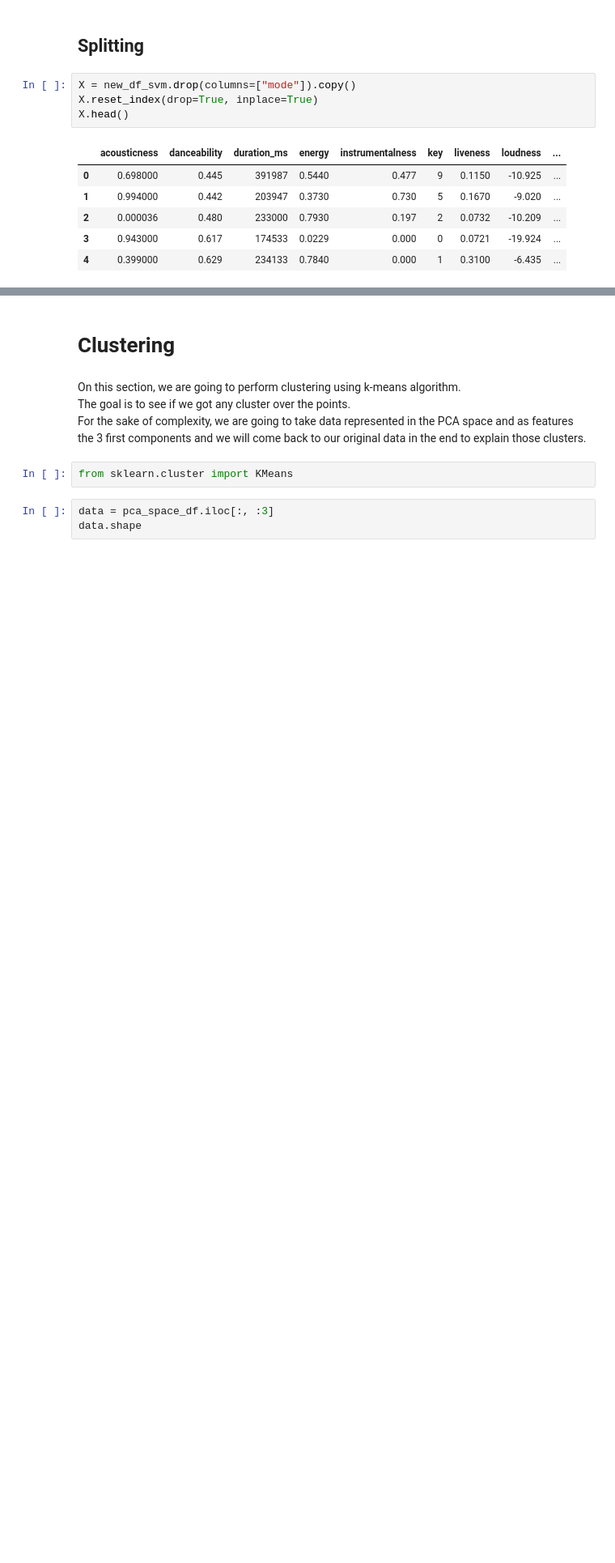
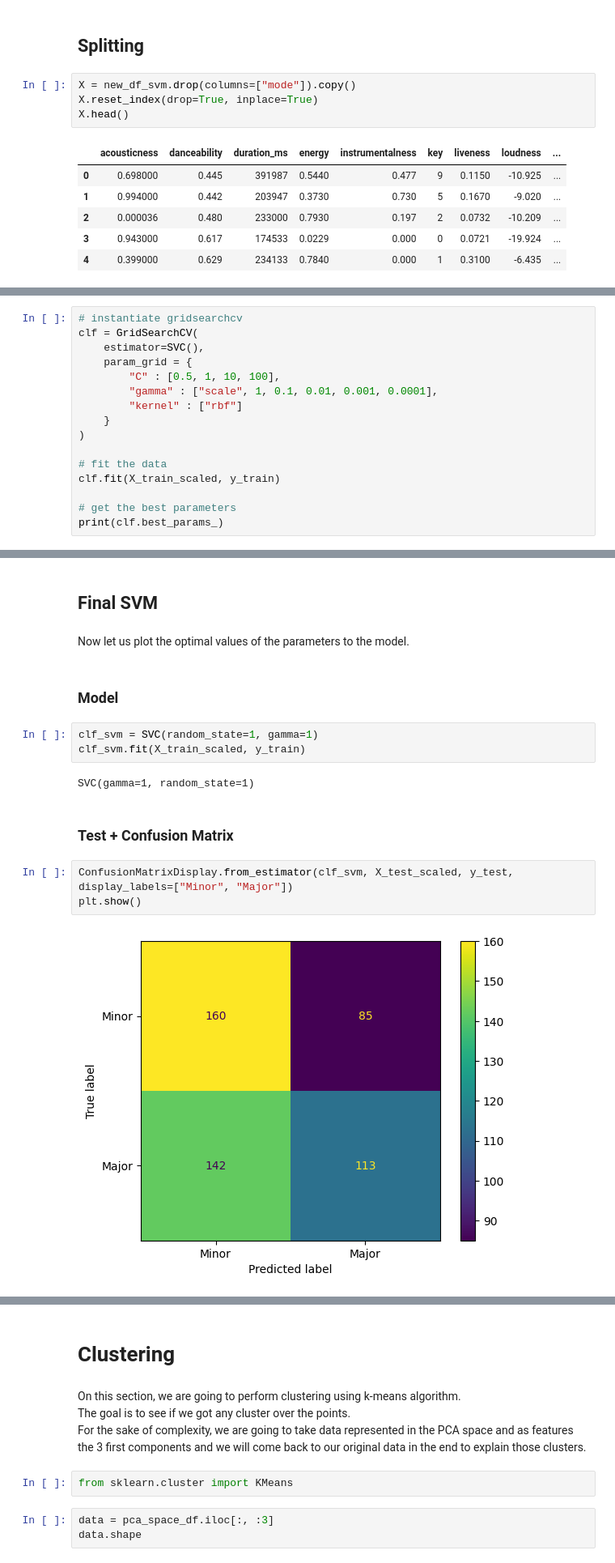
Before and after one commit to Manuela-AYO/DAProject2022, a Jupyter notebook: spotifyAnalysis.ipynb, the cells around one changed output, grey strips where cells are left out. Shown at 81% size. Drawn from its saved outputs; the diff is of its cells as text; blank space fills up the shorter version.

```diff
--- a/spotifyAnalysis.ipynb
+++ b/spotifyAnalysis.ipynb
@@ -1211,0 +1157,16 @@ plt.scatter(new_df["year"], new_df["mode"])
+# %%
+# instantiate gridsearchcv
+clf = GridSearchCV(
+    estimator=SVC(),
+    param_grid = {
+        "C" : [0.5, 1, 10, 100],
+        "gamma" : ["scale", 1, 0.1, 0.01, 0.001, 0.0001],
+        "kernel" : ["rbf"]
+    }
+)
+
+# fit the data
+clf.fit(X_train_scaled, y_train)
+
+# get the best parameters
+print(clf.best_params_)
@@ -1211,0 +1180,18 @@ plt.scatter(new_df["year"], new_df["mode"])
+# %% [markdown]
+## Final SVM
+# %% [markdown]
+Now let us plot the optimal values of the parameters to the model.
+# %% [markdown]
+### Model
+# %%
+clf_svm = SVC(random_state=1, gamma=1)
+clf_svm.fit(X_train_scaled, y_train)
+# %% [output]
+SVC(gamma=1, random_state=1)
+# %% [markdown]
+### Test + Confusion Matrix
+# %%
+ConfusionMatrixDisplay.from_estimator(clf_svm, X_test_scaled, y_test, display_labels=["Minor", "Major"])
+plt.show()
+# %% [output]
+[figure, added]
```
Also changed, not shown: parts of 56 cells of this notebook.
